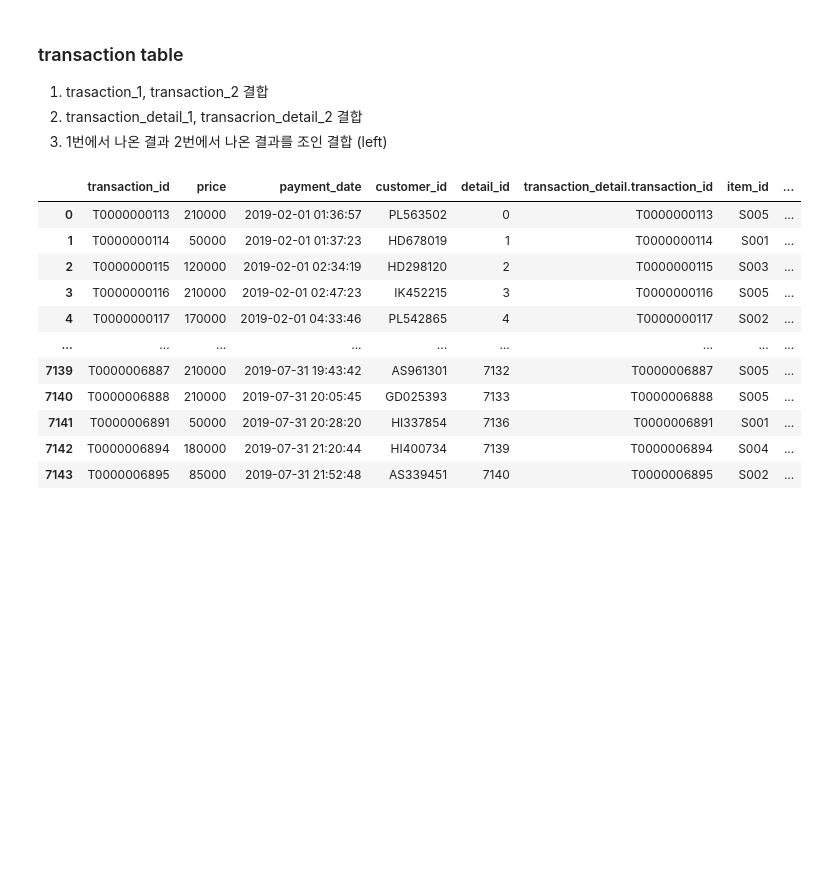
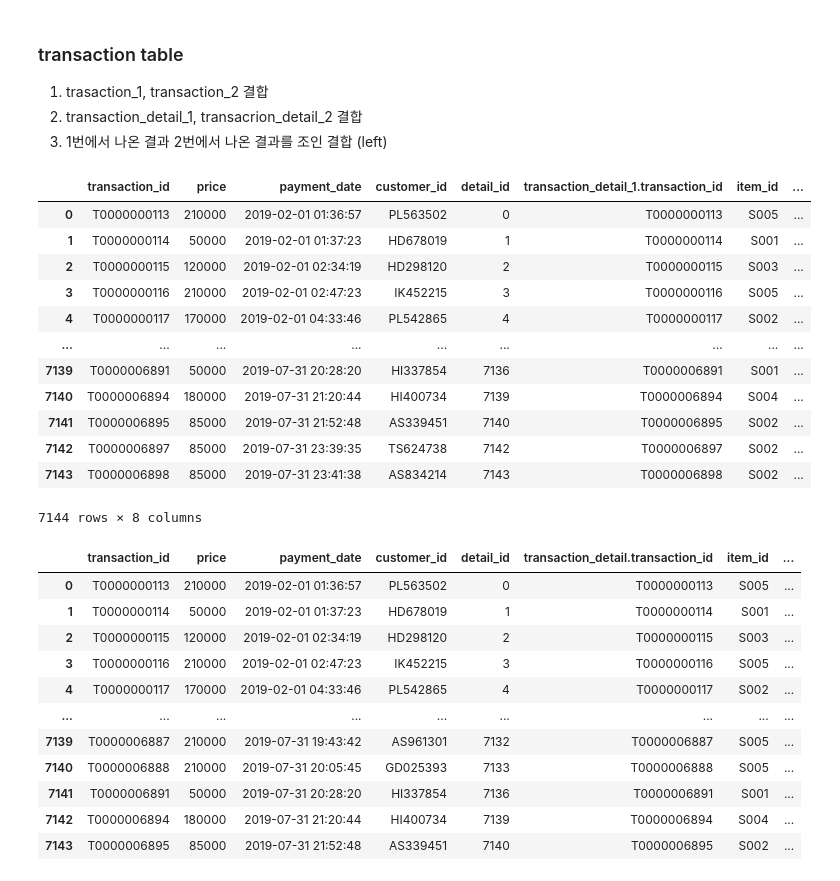
Before and after one commit to bsmoon-86/ubion-4, a Jupyter notebook: 220616/sql3.ipynb, the cells around one changed output. Saved outputs shown, nothing was run; the diff lists cells and outputs as text; code cells hidden in the pictures; blank space fills up the shorter version.

```diff
--- a/220616/sql3.ipynb
+++ b/220616/sql3.ipynb
@@ -8,6 +8,27 @@ import pandas as pd
 import mod_sql
 # %%
 _db = mod_sql.Database()
+# %%
+sql = """
+SELECT * FROM transaction_1
+left join transaction_detail_1
+ON transaction_1.transaction_id = transaction_detail_1.transaction_id
+"""
+_db.executeAll(sql)
+# %% [output]
+|  | transaction_id | price | payment_date | customer_id | detail_id | transaction_detail_1.transaction_id | item_id | ... |
+| 0 | T0000000113 | 210000 | 2019-02-01 01:36:57 | PL563502 | 0 | T0000000113 | S005 | ... |
+| 1 | T0000000114 | 50000 | 2019-02-01 01:37:23 | HD678019 | 1 | T0000000114 | S001 | ... |
+| 2 | T0000000115 | 120000 | 2019-02-01 02:34:19 | HD298120 | 2 | T0000000115 | S003 | ... |
+| 3 | T0000000116 | 210000 | 2019-02-01 02:47:23 | IK452215 | 3 | T0000000116 | S005 | ... |
+| 4 | T0000000117 | 170000 | 2019-02-01 04:33:46 | PL542865 | 4 | T0000000117 | S002 | ... |
+| ... | ... | ... | ... | ... | ... | ... | ... | ... |
+| 7139 | T0000006891 | 50000 | 2019-07-31 20:28:20 | HI337854 | 7136 | T0000006891 | S001 | ... |
+| 7140 | T0000006894 | 180000 | 2019-07-31 21:20:44 | HI400734 | 7139 | T0000006894 | S004 | ... |
+| 7141 | T0000006895 | 85000 | 2019-07-31 21:52:48 | AS339451 | 7140 | T0000006895 | S002 | ... |
+| 7142 | T0000006897 | 85000 | 2019-07-31 23:39:35 | TS624738 | 7142 | T0000006897 | S002 | ... |
+| 7143 | T0000006898 | 85000 | 2019-07-31 23:41:38 | AS834214 | 7143 | T0000006898 | S002 | ... |
+7144 rows × 8 columns
 # %%
 # transaction_1, transaction_2 결합 (유니언)
 sql = """
```
Also changed, not shown: parts of 2 cells of this notebook, 4 other files.
